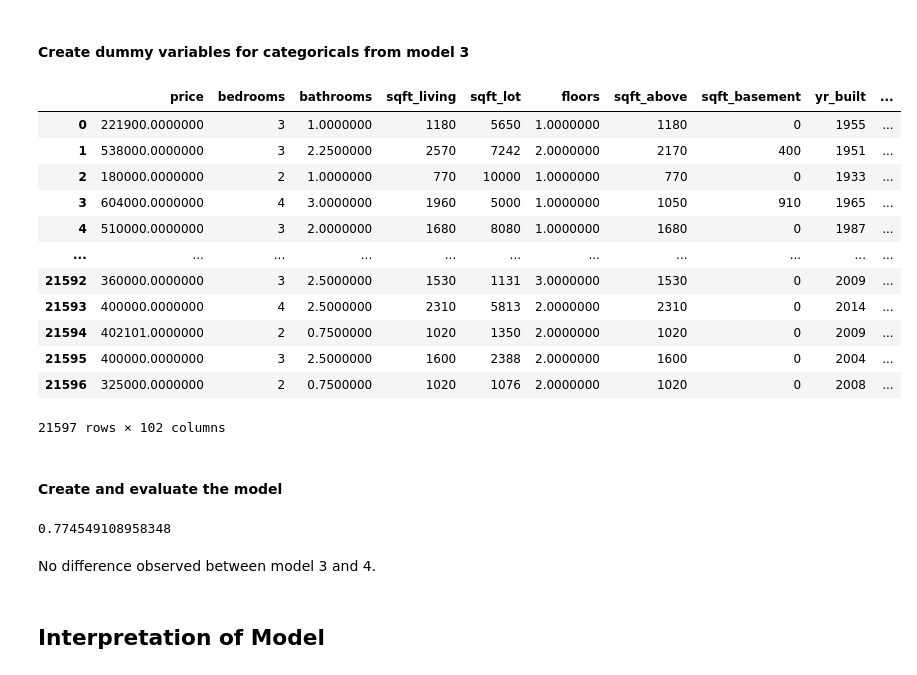
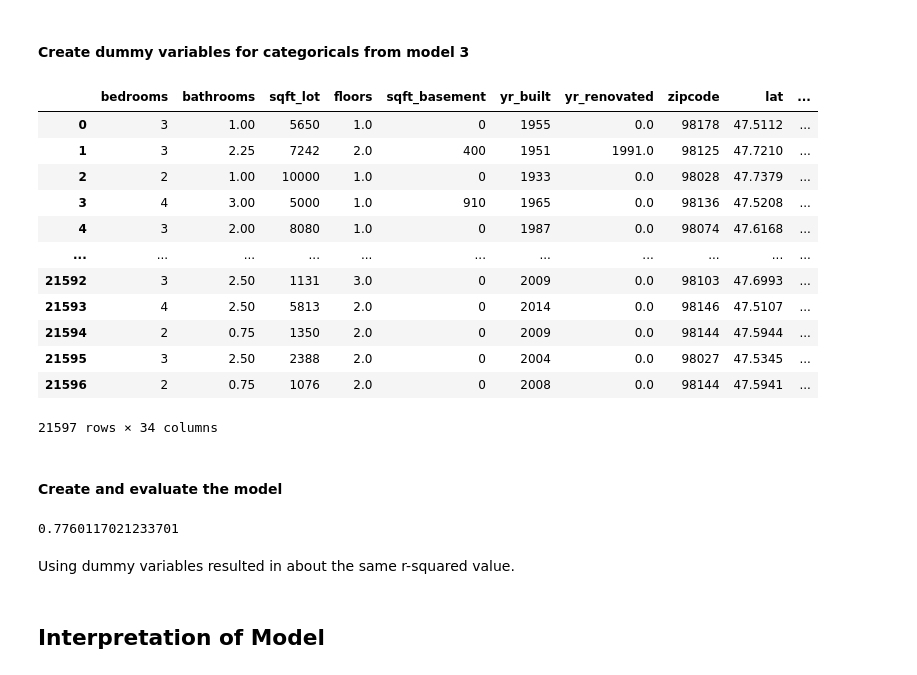
Before and after one commit to samoliver3/dsc-phase-2-project-v2-3, a Jupyter notebook: student.ipynb, the cells around one changed output. Cells and saved outputs as stored; diff of their text form; code cells hidden in the pictures.

Commit message:
Made changes to model 4

```diff
--- a/student.ipynb
+++ b/student.ipynb
@@ -469,45 +469,45 @@ I will create another model that treats categorical variables from model 3 as du
 # %%
 # fourth model - treat following variables as categorical:
 # waterfront, view, condition, grade
 
 # create copy of df for new model - just keep three needed columns
-df_m4 = df.copy()
+df_m4 = df2.copy()
 
 # dummy variables for waterfront, view, condition, grade
 to_dum = ['waterfront', 'view', 'condition', 'grade']
 
 for d in to_dum:
     dummy = pd.get_dummies(df_m4[d], prefix=d, drop_first=True)
     df_m4 = df_m4.drop([d], axis=1)
     df_m4 = pd.concat([df_m4, dummy], axis=1)
 
 df_m4
 # %% [output]
-|  | price | bedrooms | bathrooms | sqft_living | sqft_lot | floors | sqft_above | sqft_basement | yr_built | ... |
-| 0 | 221900.0000000 | 3 | 1.0000000 | 1180 | 5650 | 1.0000000 | 1180 | 0 | 1955 | ... |
-| 1 | 538000.0000000 | 3 | 2.2500000 | 2570 | 7242 | 2.0000000 | 2170 | 400 | 1951 | ... |
-| 2 | 180000.0000000 | 2 | 1.0000000 | 770 | 10000 | 1.0000000 | 770 | 0 | 1933 | ... |
-| 3 | 604000.0000000 | 4 | 3.0000000 | 1960 | 5000 | 1.0000000 | 1050 | 910 | 1965 | ... |
-| 4 | 510000.0000000 | 3 | 2.0000000 | 1680 | 8080 | 1.0000000 | 1680 | 0 | 1987 | ... |
+|  | bedrooms | bathrooms | sqft_lot | floors | sqft_basement | yr_built | yr_renovated | zipcode | lat | ... |
+| 0 | 3 | 1.00 | 5650 | 1.0 | 0 | 1955 | 0.0 | 98178 | 47.5112 | ... |
+| 1 | 3 | 2.25 | 7242 | 2.0 | 400 | 1951 | 1991.0 | 98125 | 47.7210 | ... |
+| 2 | 2 | 1.00 | 10000 | 1.0 | 0 | 1933 | 0.0 | 98028 | 47.7379 | ... |
+| 3 | 4 | 3.00 | 5000 | 1.0 | 910 | 1965 | 0.0 | 98136 | 47.5208 | ... |
+| 4 | 3 | 2.00 | 8080 | 1.0 | 0 | 1987 | 0.0 | 98074 | 47.6168 | ... |
 | ... | ... | ... | ... | ... | ... | ... | ... | ... | ... | ... |
-| 21592 | 360000.0000000 | 3 | 2.5000000 | 1530 | 1131 | 3.0000000 | 1530 | 0 | 2009 | ... |
-| 21593 | 400000.0000000 | 4 | 2.5000000 | 2310 | 5813 | 2.0000000 | 2310 | 0 | 2014 | ... |
-| 21594 | 402101.0000000 | 2 | 0.7500000 | 1020 | 1350 | 2.0000000 | 1020 | 0 | 2009 | ... |
-| 21595 | 400000.0000000 | 3 | 2.5000000 | 1600 | 2388 | 2.0000000 | 1600 | 0 | 2004 | ... |
-| 21596 | 325000.0000000 | 2 | 0.7500000 | 1020 | 1076 | 2.0000000 | 1020 | 0 | 2008 | ... |
+| 21592 | 3 | 2.50 | 1131 | 3.0 | 0 | 2009 | 0.0 | 98103 | 47.6993 | ... |
+| 21593 | 4 | 2.50 | 5813 | 2.0 | 0 | 2014 | 0.0 | 98146 | 47.5107 | ... |
+| 21594 | 2 | 0.75 | 1350 | 2.0 | 0 | 2009 | 0.0 | 98144 | 47.5944 | ... |
+| 21595 | 3 | 2.50 | 2388 | 2.0 | 0 | 2004 | 0.0 | 98027 | 47.5345 | ... |
+| 21596 | 2 | 0.75 | 1076 | 2.0 | 0 | 2008 | 0.0 | 98144 | 47.5941 | ... |
-21597 rows × 102 columns
+21597 rows × 34 columns
 # %% [markdown]
 #### Create and evaluate the model
 # %%
 # establish X and y, then use lin_model to build the model.
-X = df2.drop(['price'], axis=1)
-y = df2['price']
+X = df_m4.drop(['price'], axis=1)
+y = df_m4['price']
 
 lin_model(X,y)
 # %% [output]
-0.774549108958348
+0.7760117021233701
-# %% [markdown]
-No difference observed between model 3 and 4.
+# %% [markdown]
+Using dummy variables resulted in about the same r-squared value.
 # %% [markdown]
 ## Interpretation of Model
 # %% [markdown]
```
Also changed, not shown: parts of 3 cells of this notebook.
